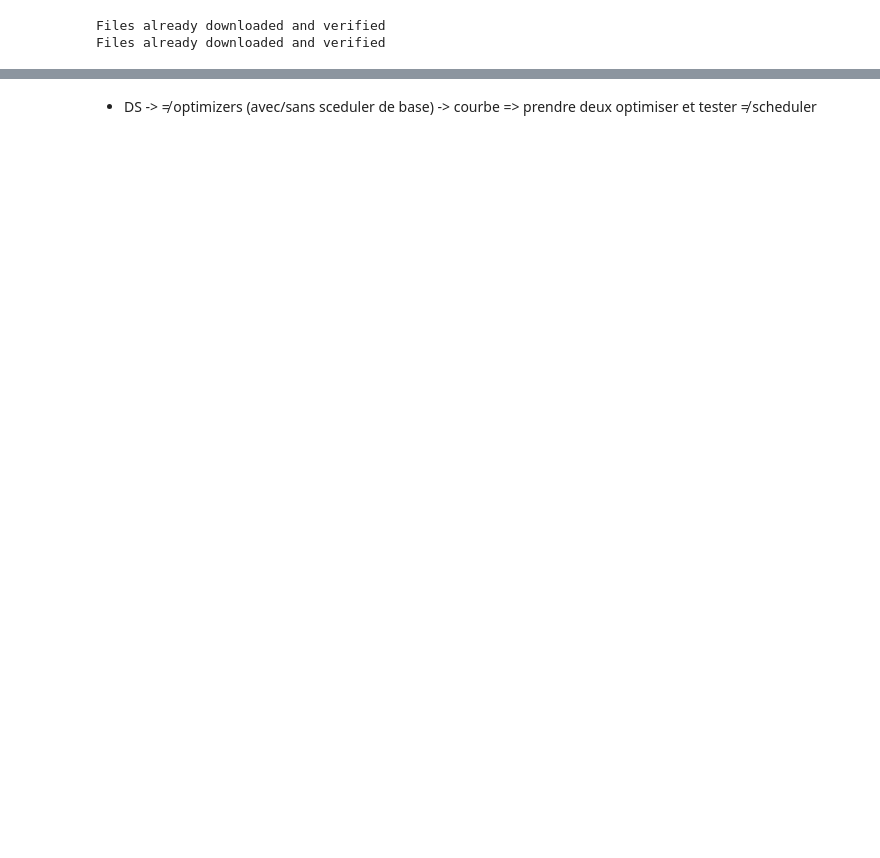
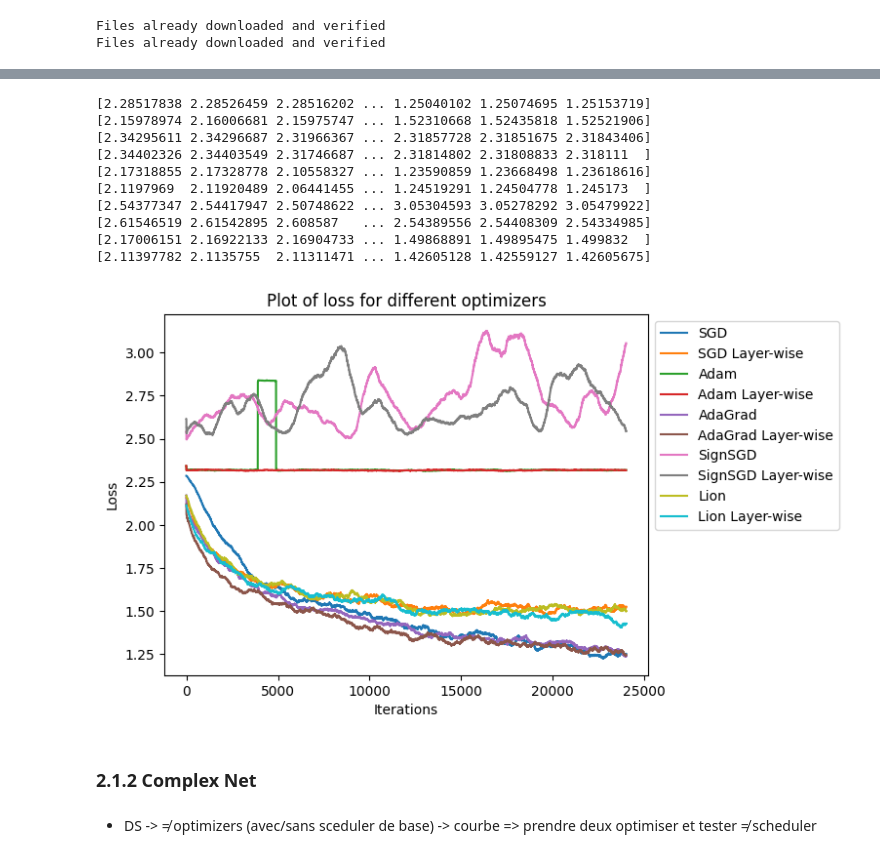
Before and after one commit to martintefra/Optimizer, a Jupyter notebook: index.ipynb, the cells around one changed output, grey strips where cells are left out. Drawn from its saved outputs; the diff is of its cells as text; code cells hidden in the pictures; blank space fills up the shorter version.

```diff
--- a/index.ipynb
+++ b/index.ipynb
@@ -53 +63,3 @@ deer  frog  cat   deer
+# %%
+device = torch.device("cuda" if torch.cuda.is_available() else "cpu")
 # %% [markdown]
@@ -111,5 +66,0 @@ def train(net, trainloader, criterion, optimizer, scheduler=None, device='cpu',
-# %%
-import torch.optim as optim
-
-criterion = nn.CrossEntropyLoss()
-device = torch.device('cpu')
@@ -217,0 +111,44 @@ Finished Training
+# %%
+from utils import generate_plots
+
+losses = [
+    losses_sgd,
+    losses_sgd_lw,
+    losses_adam,
+    losses_adam_lw,
+    losses_adagrad,
+    losses_adagrad_lw,
+    losses_signsgd,
+    losses_signsgd_lw,
+    losses_lion,
+    losses_lion_lw
+]
+
+labels = [
+    'SGD',
+    'SGD Layer-wise',
+    'Adam',
+    'Adam Layer-wise',
+    'AdaGrad',
+    'AdaGrad Layer-wise',
+    'SignSGD',
+    'SignSGD Layer-wise',
+    'Lion',
+    'Lion Layer-wise'
+]
+
+generate_plots(losses, labels)
+# %% [output]
+[2.28517838 2.28526459 2.28516202 ... 1.25040102 1.25074695 1.25153719]
+[2.15978974 2.16006681 2.15975747 ... 1.52310668 1.52435818 1.52521906]
+[2.34295611 2.34296687 2.31966367 ... 2.31857728 2.31851675 2.31843406]
+[2.34402326 2.34403549 2.31746687 ... 2.31814802 2.31808833 2.318111  ]
+[2.17318855 2.17328778 2.10558327 ... 1.23590859 1.23668498 1.23618616]
+[2.1197969  2.11920489 2.06441455 ... 1.24519291 1.24504778 1.245173  ]
+[2.54377347 2.54417947 2.50748622 ... 3.05304593 3.05278292 3.05479922]
+[2.61546519 2.61542895 2.608587   ... 2.54389556 2.54408309 2.54334985]
+[2.17006151 2.16922133 2.16904733 ... 1.49868891 1.49895475 1.499832  ]
+[2.11397782 2.1135755  2.11311471 ... 1.42605128 1.42559127 1.42605675]
+[figure, added]
+# %% [markdown]
+### 2.1.2 Complex Net
```
Also changed, not shown: parts of 20 cells of this notebook, 3 other files.
